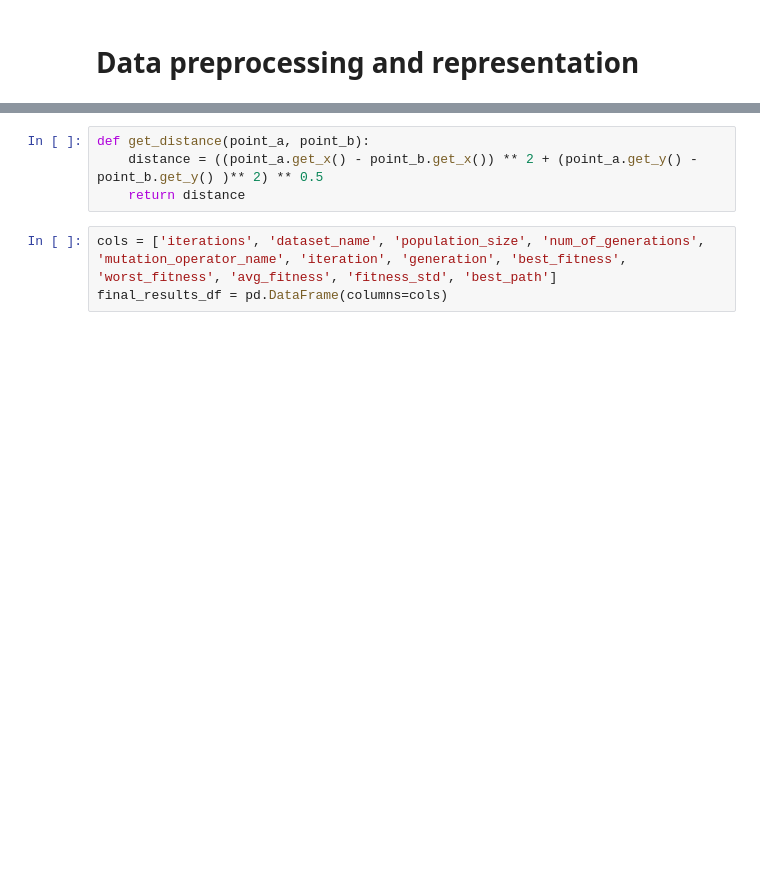
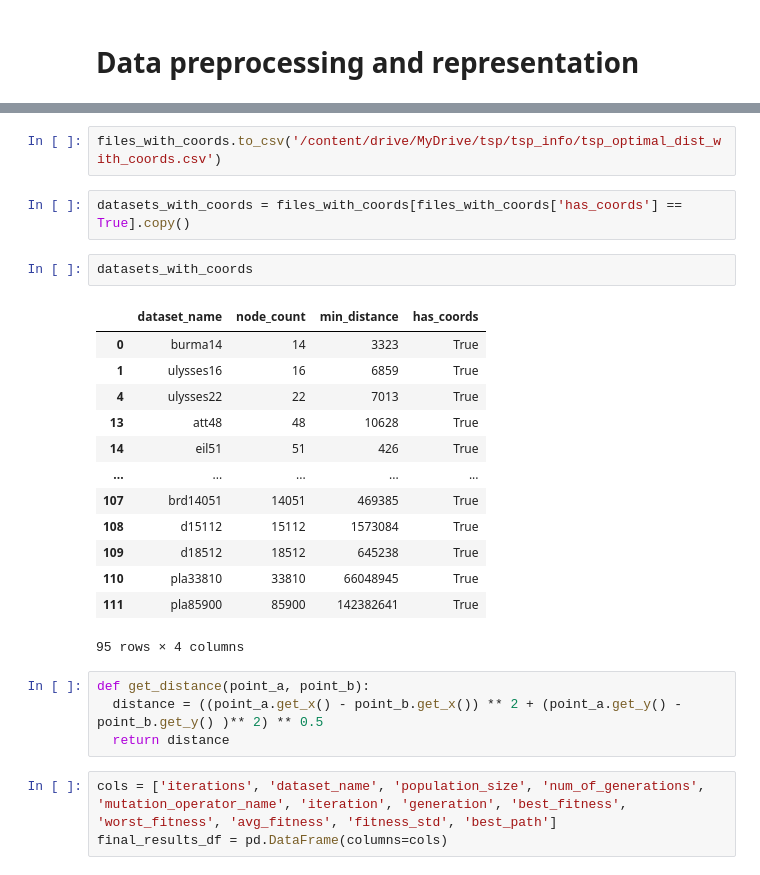
Before and after one commit to juliawiktoria/GA-for-TSP, a Jupyter notebook: ga_for_tsp.ipynb, the cells around one changed output, grey strips where cells are left out. Saved outputs shown, nothing was run; the diff lists cells and outputs as text; blank space fills up the shorter version.

```diff
--- a/ga_for_tsp.ipynb
+++ b/ga_for_tsp.ipynb
@@ -127,7 +158,27 @@ Point 14: [20.09, 94.55]
+# %%
+files_with_coords.to_csv('/content/drive/MyDrive/tsp/tsp_info/tsp_optimal_dist_with_coords.csv')
+# %%
+datasets_with_coords = files_with_coords[files_with_coords['has_coords'] == True].copy()
+# %%
+datasets_with_coords
+# %% [output]
+|  | dataset_name | node_count | min_distance | has_coords |
+| 0 | burma14 | 14 | 3323 | True |
+| 1 | ulysses16 | 16 | 6859 | True |
+| 4 | ulysses22 | 22 | 7013 | True |
+| 13 | att48 | 48 | 10628 | True |
+| 14 | eil51 | 51 | 426 | True |
+| ... | ... | ... | ... | ... |
+| 107 | brd14051 | 14051 | 469385 | True |
+| 108 | d15112 | 15112 | 1573084 | True |
+| 109 | d18512 | 18512 | 645238 | True |
+| 110 | pla33810 | 33810 | 66048945 | True |
+| 111 | pla85900 | 85900 | 142382641 | True |
+95 rows × 4 columns
 # %%
 def get_distance(point_a, point_b):
-    distance = ((point_a.get_x() - point_b.get_x()) ** 2 + (point_a.get_y() - point_b.get_y() )** 2) ** 0.5
-    return distance
+  distance = ((point_a.get_x() - point_b.get_x()) ** 2 + (point_a.get_y() - point_b.get_y() )** 2) ** 0.5
+  return distance
 # %%
 cols = ['iterations', 'dataset_name', 'population_size', 'num_of_generations', 'mutation_operator_name', 'iteration', 'generation', 'best_fitness', 'worst_fitness', 'avg_fitness', 'fitness_std', 'best_path']
 final_results_df = pd.DataFrame(columns=cols)
```
Also changed, not shown: parts of 48 cells of this notebook.
